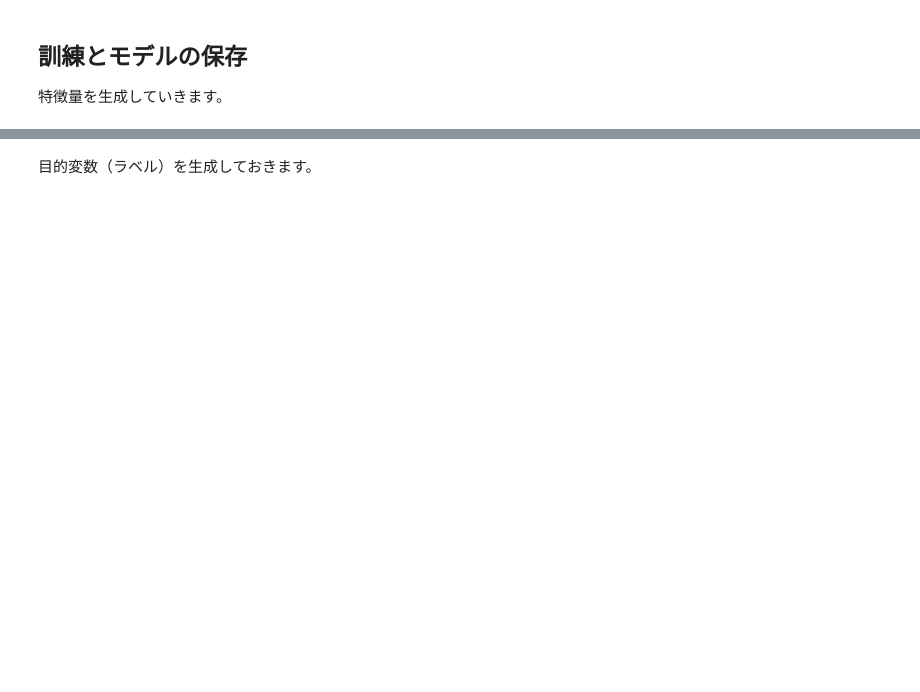
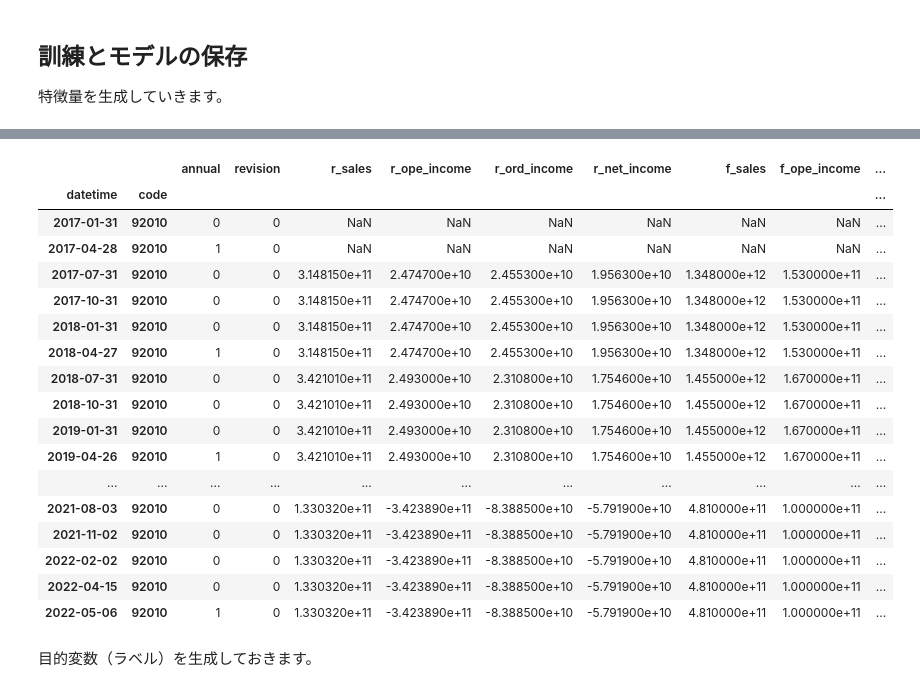
Before and after one commit to dakimura/jquants-sample, a Jupyter notebook: predictor.ipynb, the cells around one changed output, grey strips where cells are left out. Cells and saved outputs as stored; diff of their text form; code cells hidden in the pictures; blank space fills up the shorter version.

```diff
--- a/predictor.ipynb
+++ b/predictor.ipynb
@@ -62,8 +62,8 @@ stock_labels_csvfile_path = STORAGE_DIR_PATH + "/stock_labels.csv.gz"
 # 生成したモデルを保存するパス
 model_dir = STORAGE_DIR_PATH + "/model/"
 
-# デバッグ用のコード
-code = 13010
+# デバッグ用の銘柄
+example_codes = [72030, 92010, 67580] # toyota, jal, sony (特に意味はない)
 
 TRAIN_START = "2017-01-01"
 TRAIN_END = "2019-12-31"
@@ -74,8 +74,11 @@ TEST_END = "2020-11-15"
 model_path = STORAGE_DIR_PATH + "/model"
 
 # データを使用する期間
-start_dt: datetime = datetime(2017, 1, 1, tzinfo=tz.gettz("Asia/Tokyo"))
-end_dt: datetime = datetime(2022, 7, 31, tzinfo=tz.gettz("Asia/Tokyo"))
+start_dt: datetime = datetime(2017, 1, 1) #, tzinfo=tz.gettz("Asia/Tokyo"))
+end_dt: datetime = datetime(2022, 7, 31) #, tzinfo=tz.gettz("Asia/Tokyo"))
+
+target_date = datetime(2022, 7, 24)
+output_start_dt = datetime(2017, 7, 24)
 # %% [markdown]
 ## データセットの読み込み
 
@@ -605,34 +577,54 @@ def get_financial(stock_fin:pd.DataFrame, code:int)->pd.DataFrame:
     fin_df["m_roe3"] = fin_df["r_roe3"] - fin_df["f_roe3"].shift(1)
     fin_df["m_roa1"] = fin_df["r_roa1"] - fin_df["f_roa1"].shift(1)
     fin_df["m_roa2"] = fin_df["r_roa2"] - fin_df["f_roa2"].shift(1)
     fin_df["m_roa3"] = fin_df["r_roa3"] - fin_df["f_roa3"].shift(1)
     fin_df["m_cost1"] = fin_df["r_cost1"] - fin_df["f_cost1"].shift(1)
     fin_df["m_cost2"] = fin_df["r_cost2"] - fin_df["f_cost2"].shift(1)
     fin_df["m_cost3"] = fin_df["r_cost3"] - fin_df["f_cost3"].shift(1)
 
     feat = ["base_date", "Local Code"]
     feat.extend(feat1)
     feat.extend(feat2)
     feat.extend(feat3)
     feat.extend(d_feat2)
     feat.extend(d_feat3)
     feat.extend(d_feat4)
 
     col_names = ["datetime", "code"]
     col_names.extend(feat1)
     col_names.extend(feat2)
     col_names.extend(feat3)
     col_names.extend(d_feat2)
     col_names.extend(d_feat3)
     col_names.extend(d_feat4)
 
     fin_df = fin_df[feat]
     fin_df.columns = col_names
     fin_df["datetime"] = pd.to_datetime(fin_df["datetime"])
     fin_df = fin_df.set_index(["datetime", "code"])
     return fin_df
 
-get_financial()
+# example
+get_financial(stock_fin, example_codes[1])
+# %% [output]
+|  |  | annual | revision | r_sales | r_ope_income | r_ord_income | r_net_income | f_sales | f_ope_income | ... |
+| datetime | code |  |  |  |  |  |  |  |  | ... |
+| 2017-01-31 | 92010 | 0 | 0 | NaN | NaN | NaN | NaN | NaN | NaN | ... |
+| 2017-04-28 | 92010 | 1 | 0 | NaN | NaN | NaN | NaN | NaN | NaN | ... |
+| 2017-07-31 | 92010 | 0 | 0 | 3.148150e+11 | 2.474700e+10 | 2.455300e+10 | 1.956300e+10 | 1.348000e+12 | 1.530000e+11 | ... |
+| 2017-10-31 | 92010 | 0 | 0 | 3.148150e+11 | 2.474700e+10 | 2.455300e+10 | 1.956300e+10 | 1.348000e+12 | 1.530000e+11 | ... |
+| 2018-01-31 | 92010 | 0 | 0 | 3.148150e+11 | 2.474700e+10 | 2.455300e+10 | 1.956300e+10 | 1.348000e+12 | 1.530000e+11 | ... |
+| 2018-04-27 | 92010 | 1 | 0 | 3.148150e+11 | 2.474700e+10 | 2.455300e+10 | 1.956300e+10 | 1.348000e+12 | 1.530000e+11 | ... |
+| 2018-07-31 | 92010 | 0 | 0 | 3.421010e+11 | 2.493000e+10 | 2.310800e+10 | 1.754600e+10 | 1.455000e+12 | 1.670000e+11 | ... |
+| 2018-10-31 | 92010 | 0 | 0 | 3.421010e+11 | 2.493000e+10 | 2.310800e+10 | 1.754600e+10 | 1.455000e+12 | 1.670000e+11 | ... |
+| 2019-01-31 | 92010 | 0 | 0 | 3.421010e+11 | 2.493000e+10 | 2.310800e+10 | 1.754600e+10 | 1.455000e+12 | 1.670000e+11 | ... |
+| 2019-04-26 | 92010 | 1 | 0 | 3.421010e+11 | 2.493000e+10 | 2.310800e+10 | 1.754600e+10 | 1.455000e+12 | 1.670000e+11 | ... |
+| ... | ... | ... | ... | ... | ... | ... | ... | ... | ... | ... |
+| 2021-08-03 | 92010 | 0 | 0 | 1.330320e+11 | -3.423890e+11 | -8.388500e+10 | -5.791900e+10 | 4.810000e+11 | 1.000000e+11 | ... |
+| 2021-11-02 | 92010 | 0 | 0 | 1.330320e+11 | -3.423890e+11 | -8.388500e+10 | -5.791900e+10 | 4.810000e+11 | 1.000000e+11 | ... |
+| 2022-02-02 | 92010 | 0 | 0 | 1.330320e+11 | -3.423890e+11 | -8.388500e+10 | -5.791900e+10 | 4.810000e+11 | 1.000000e+11 | ... |
+| 2022-04-15 | 92010 | 0 | 0 | 1.330320e+11 | -3.423890e+11 | -8.388500e+10 | -5.791900e+10 | 4.810000e+11 | 1.000000e+11 | ... |
+| 2022-05-06 | 92010 | 1 | 0 | 1.330320e+11 | -3.423890e+11 | -8.388500e+10 | -5.791900e+10 | 4.810000e+11 | 1.000000e+11 | ... |
 # %% [markdown]
 目的変数（ラベル）を生成しておきます。
 # %%
```
Also changed, not shown: parts of 14 cells of this notebook.
